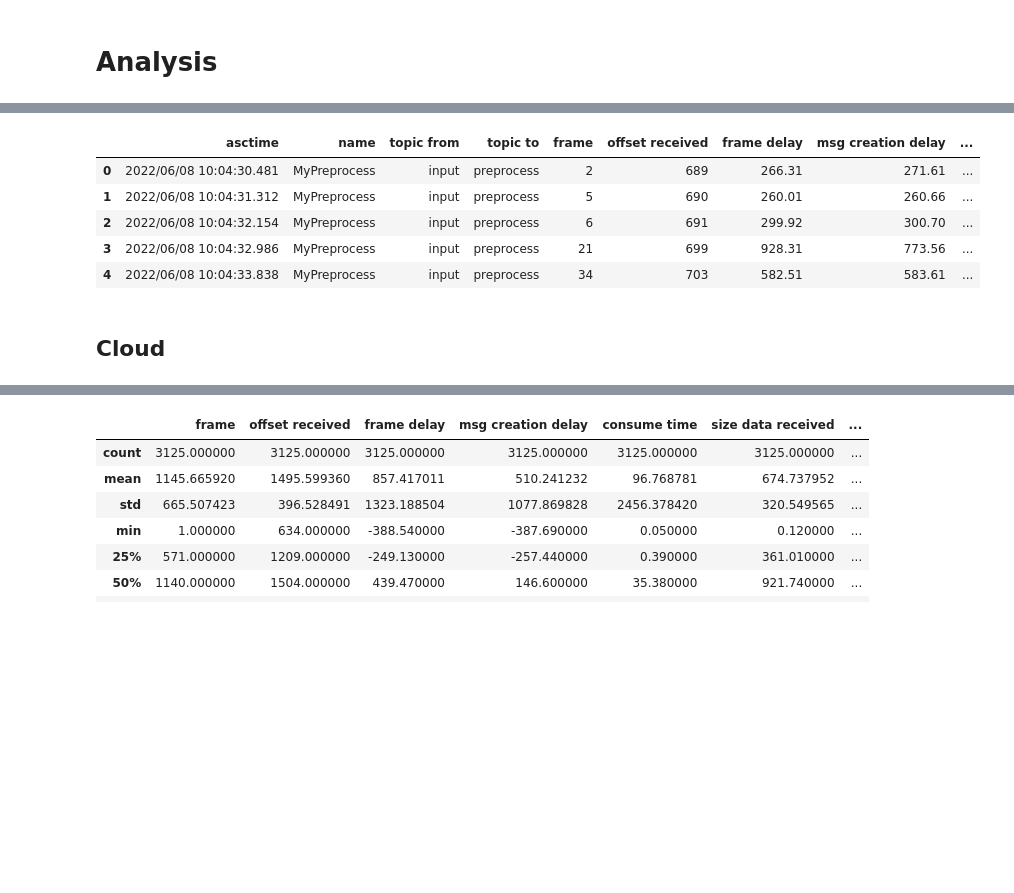
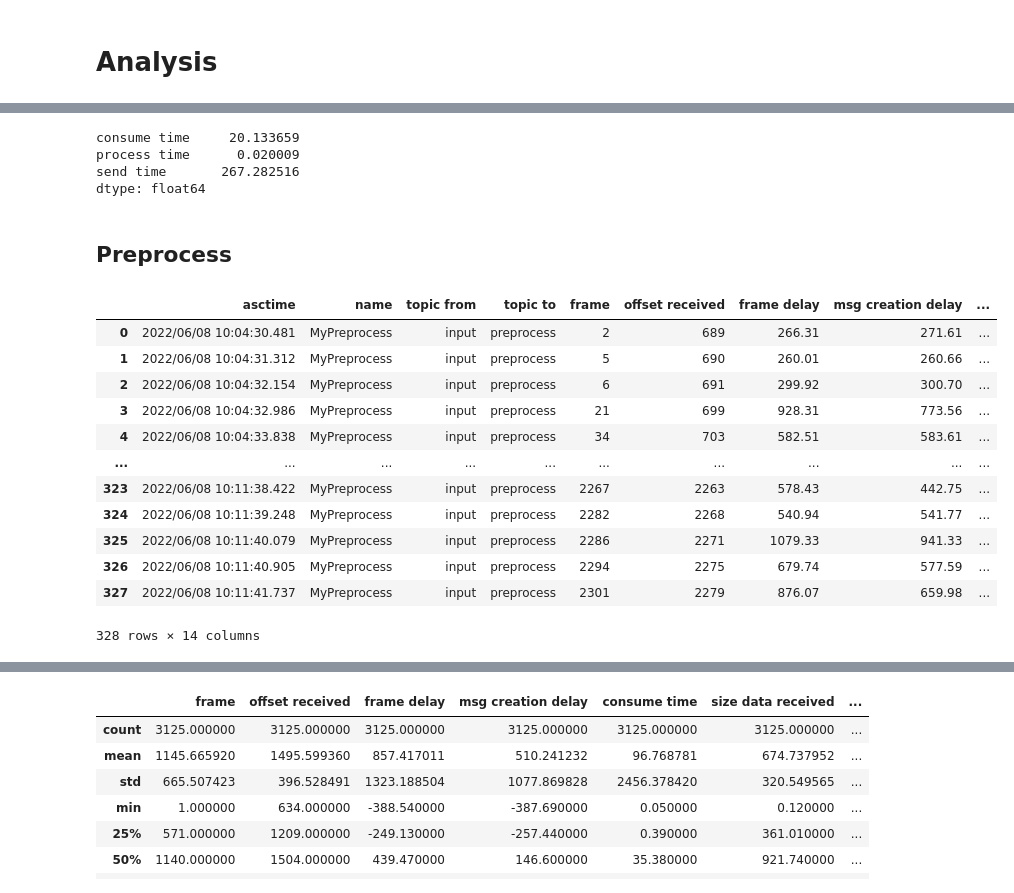
Before and after one commit to fogverse/live-yolov5, a Jupyter notebook: analysis/analysis.ipynb, the cells around one changed output, grey strips where cells are left out. Drawn from its saved outputs; the diff is of its cells as text; code cells hidden in the pictures; blank space fills up the shorter version.

Commit message:
analyzed the consume, process, and send time

```diff
--- a/analysis/analysis.ipynb
+++ b/analysis/analysis.ipynb
@@ -27,11 +49,25 @@ input_data.head()
+# %%
+input_consume_process_send.mean()
+# %% [output]
+consume time     20.133659
+process time      0.020009
+send time       267.282516
+dtype: float64
+# %% [markdown]
+## Preprocess
 # %%
-preprocess_data.head()
+preprocess_data
 # %% [output]
 |  | asctime | name | topic from | topic to | frame | offset received | frame delay | msg creation delay | ... |
 | 0 | 2022/06/08 10:04:30.481 | MyPreprocess | input | preprocess | 2 | 689 | 266.31 | 271.61 | ... |
 | 1 | 2022/06/08 10:04:31.312 | MyPreprocess | input | preprocess | 5 | 690 | 260.01 | 260.66 | ... |
 | 2 | 2022/06/08 10:04:32.154 | MyPreprocess | input | preprocess | 6 | 691 | 299.92 | 300.70 | ... |
 | 3 | 2022/06/08 10:04:32.986 | MyPreprocess | input | preprocess | 21 | 699 | 928.31 | 773.56 | ... |
 | 4 | 2022/06/08 10:04:33.838 | MyPreprocess | input | preprocess | 34 | 703 | 582.51 | 583.61 | ... |
+| ... | ... | ... | ... | ... | ... | ... | ... | ... | ... |
+| 323 | 2022/06/08 10:11:38.422 | MyPreprocess | input | preprocess | 2267 | 2263 | 578.43 | 442.75 | ... |
+| 324 | 2022/06/08 10:11:39.248 | MyPreprocess | input | preprocess | 2282 | 2268 | 540.94 | 541.77 | ... |
+| 325 | 2022/06/08 10:11:40.079 | MyPreprocess | input | preprocess | 2286 | 2271 | 1079.33 | 941.33 | ... |
+| 326 | 2022/06/08 10:11:40.905 | MyPreprocess | input | preprocess | 2294 | 2275 | 679.74 | 577.59 | ... |
+| 327 | 2022/06/08 10:11:41.737 | MyPreprocess | input | preprocess | 2301 | 2279 | 876.07 | 659.98 | ... |
+328 rows × 14 columns
-# %% [markdown]
-## Cloud
```
Also changed, not shown: parts of 29 cells of this notebook.
